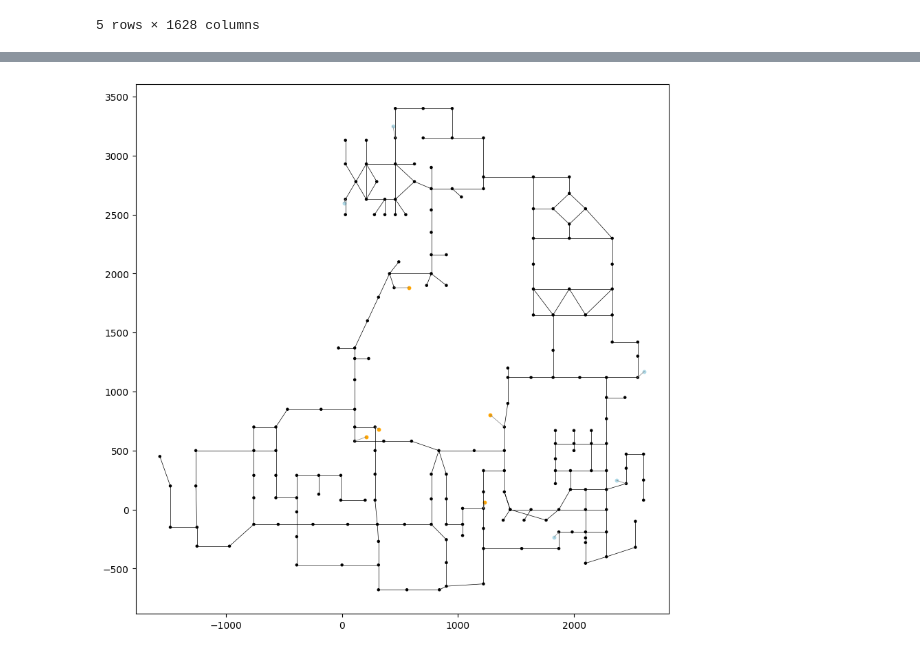
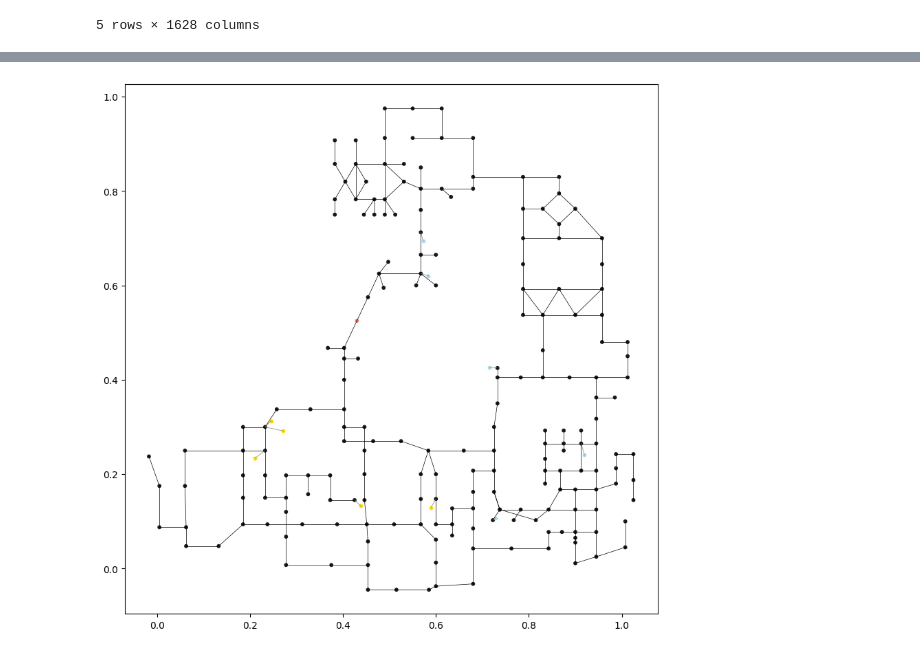
Before and after one commit to szmidapatrik/c2m1TPaeVlsln, a Jupyter notebook: proj/graph_dataset/CS2_dataset_package_test.ipynb, the cells around one changed output, grey strips where cells are left out. Saved outputs shown, nothing was run; the diff lists cells and outputs as text; code cells hidden in the pictures.

Commit message:
more refactor, hetero graph vizualizer initial version

```diff
--- a/proj/graph_dataset/CS2_dataset_package_test.ipynb
+++ b/proj/graph_dataset/CS2_dataset_package_test.ipynb
@@ -114,16 +120,26 @@ df.head(5)
 5 rows × 1628 columns
 # %%
 # Build dictionary
-dictionary = NormalizerDictionary().build_single_dictionary(df_dict)
+dictionary = Dictionary().build_single_dictionary(df_dict)
 
 # Get map normalization config file
 inferno_norm_config = '../../config/game/map_normalization/inferno.json'
 with open(inferno_norm_config, 'r') as f:
     CONFIG_INF_NORM = json.load(f)
 
+# Normalize active nade dataframes
+np = NormalizePosition()
+active_infernos = np.normalize(active_infernos, CONFIG_INF_NORM)
+active_smokes = np.normalize(active_smokes, CONFIG_INF_NORM)
+active_he_smokes = np.normalize(active_he_smokes, CONFIG_INF_NORM)
 
 # Normalize match
-df = tc.noramlize_match(df, dictionary, CONFIG_INF_NORM)
+nts = NormalizeTabularSnapshot()
+df = nts.noramlize(df, dictionary, CONFIG_INF_NORM)
+
+# Set the process flag to True
+MATCH_NORMALIZED = True
+
 df.head(5)
 # %% [output]
 |  | CT0_name | CT0_X | CT0_Y | CT0_Z | CT0_pitch | CT0_yaw | CT0_velocity_X | CT0_velocity_Y | ... |
@@ -134,12 +150,25 @@ df.head(5)
 | 4 | fame | 0.959593 | 0.566538 | 0.035025 | 0.461453 | 0.249833 | 0.512493 | 0.053067 | ... |
 5 rows × 1628 columns
 # %%
-# Read normalized map
-nodes_norm = pd.read_csv('../../data/map_graph_model/de_inferno/nodes_norm.csv')
+# Prepare the nodes dataframes
+if MATCH_NORMALIZED:
+    nodes_to_use = pd.read_csv('../../data/map_graph_model/de_inferno/nodes_norm.csv')
+else:
+    nodes_to_use = pd.read_csv('../../data/map_graph_model/de_inferno/nodes.csv')
+
+
+# Read the molotov radius config data depending on the match normalization
+if MATCH_NORMALIZED:
+    molotov_radius_config = '../../config/game/nade_radius/molotov_norm.json'
+else:
+    molotov_radius_config = '../../config/game/nade_radius/molotov.json'
+with open(molotov_radius_config, 'r') as f:
+    CONFIG_MOLOTOV_RADIUS = json.load(f)
+
 
 # Graph snapshots
-gs = GraphSnapshots()
-graphs = gs.process_snapshots(df, nodes, edges, active_infernos, active_smokes, active_he_smokes)
+gs = GraphSnapshot()
+graphs = gs.process_snapshots(df, nodes_to_use, edges, active_infernos, active_smokes, active_he_smokes, CONFIG_MOLOTOV_RADIUS)
 
 # --------------------------------------------------
 # TODO: Add the smokes to the map graph
@@ -171,22 +176,5 @@ graph_to_plot = graphs[2600]
-# %%
-map_nodes = graph_to_plot['map'].x[:, 1:4].numpy()
-map_edges = graph_to_plot['map', 'connected_to', 'map'].edge_index.numpy()
-players = graph_to_plot['player'].x[:, 0:3].numpy()
-player_edges = graph_to_plot['player', 'closest_to', 'map'].edge_index.numpy()
-
-fig, ax = plt.subplots(figsize=(10, 10))
-
-# Map
-plt.scatter(map_nodes[:, 0], map_nodes[:, 1], s=5, c=graph_to_plot['map'].x[:, -1], cmap='copper')
-
-for edge in map_edges.T:
-    plt.plot(map_nodes[edge, 0], map_nodes[edge, 1], c='black', linewidth=0.5)
-
-# Players
-plt.scatter(players[:5, 0], players[:5, 1], s=10, c='lightblue')
-plt.scatter(players[5:, 0], players[5:, 1], s=10, c='orange')
-
-for edge in player_edges.T:
-    plt.plot([players[edge[0]][0], map_nodes[edge[1]][0]], [players[edge[0]][1], map_nodes[edge[1]][1]], c='grey', linewidth=0.5)
-# %% [output]
-[figure, removed]
+# %%
+viz = HeteroGraphVisualizer()
+viz.visualize_snapshot(graphs[397])
+# %% [output]
+[figure, added]
```
Also changed, not shown: parts of 5 cells of this notebook, 12 other files.
